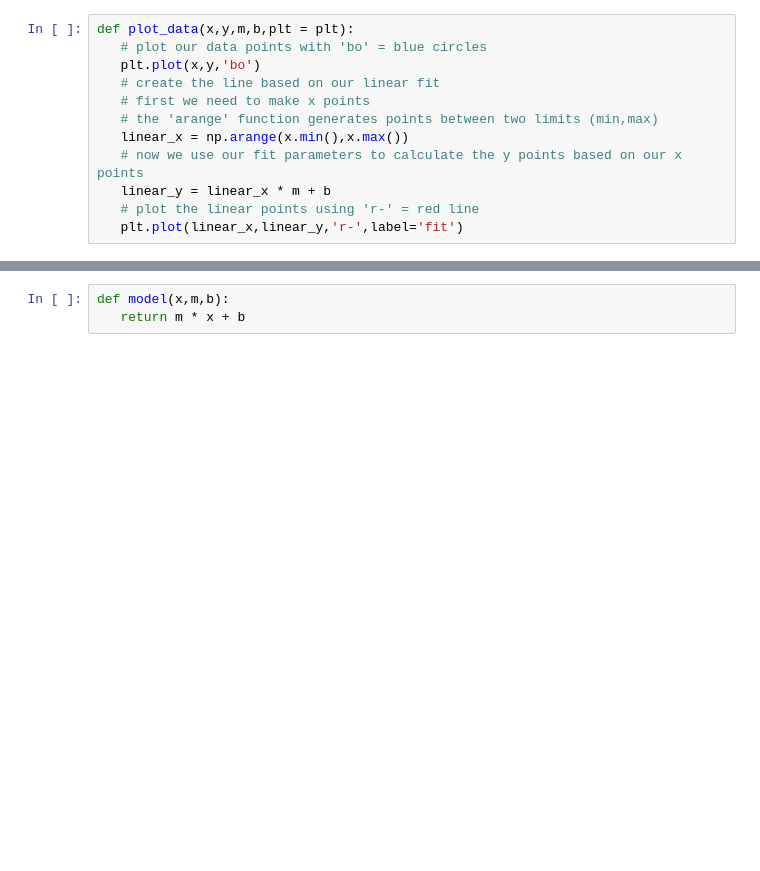
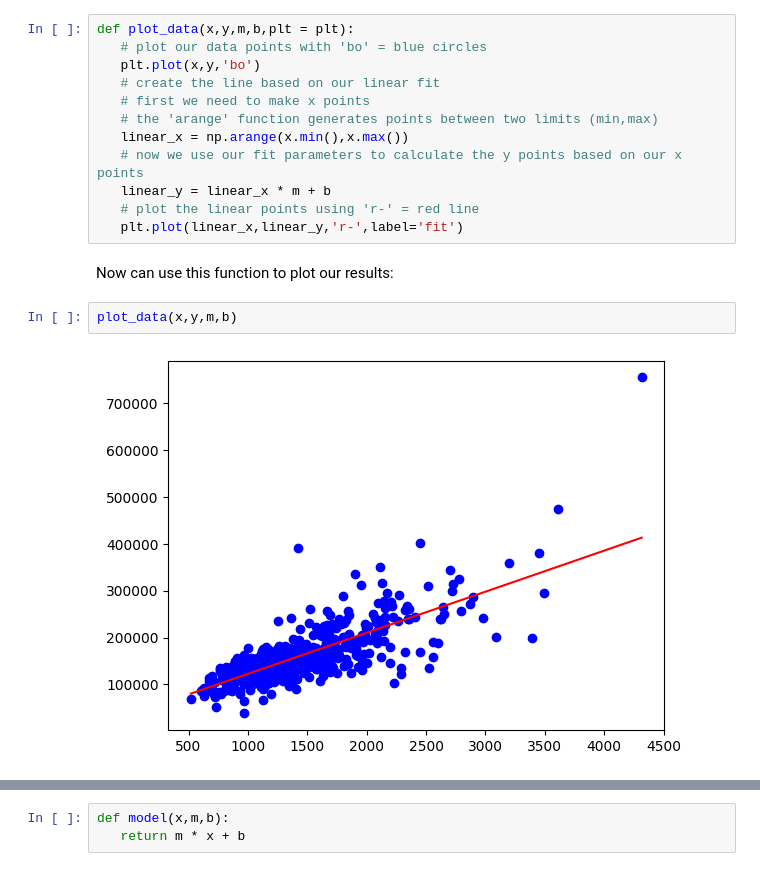
Before and after one commit to jrpenabastidas/ai-science-training-series, a Jupyter notebook: 01_intro_AI_on_Supercomputer/01_linear_regression_sgd.ipynb, the cells around one changed output, grey strips where cells are left out. Cells and saved outputs as stored; diff of their text form; blank space fills up the shorter version.

```diff
--- a/01_intro_AI_on_Supercomputer/01_linear_regression_sgd.ipynb
+++ b/01_intro_AI_on_Supercomputer/01_linear_regression_sgd.ipynb
@@ -80,3 +164,9 @@ def plot_data(x,y,m,b,plt = plt):
    linear_y = linear_x * m + b
    # plot the linear points using 'r-' = red line
    plt.plot(linear_x,linear_y,'r-',label='fit')
+# %% [markdown]
+Now can use this function to plot our results:
+# %%
+plot_data(x,y,m,b)
+# %% [output]
+[figure, added]
```
Also changed, not shown: parts of 34 cells of this notebook.
